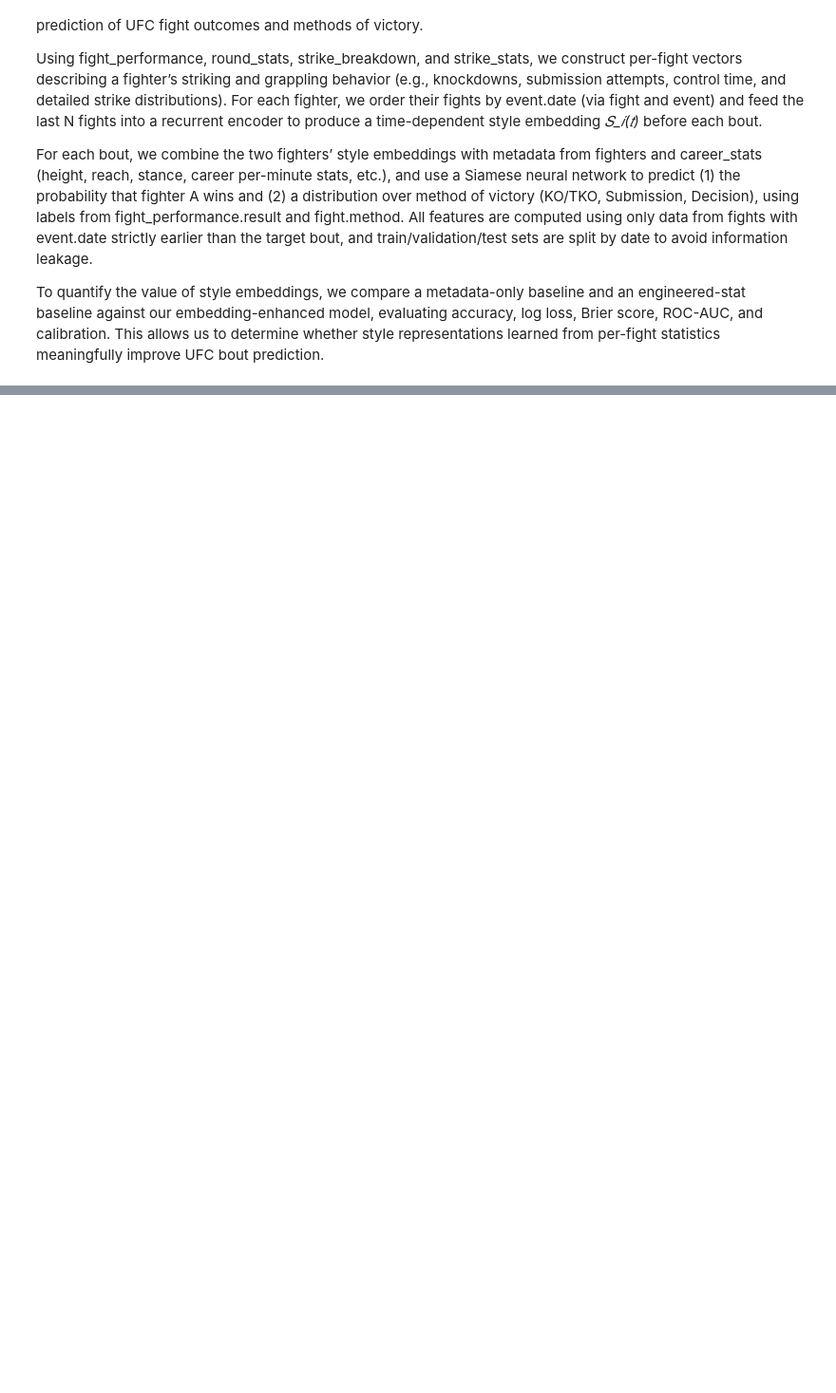
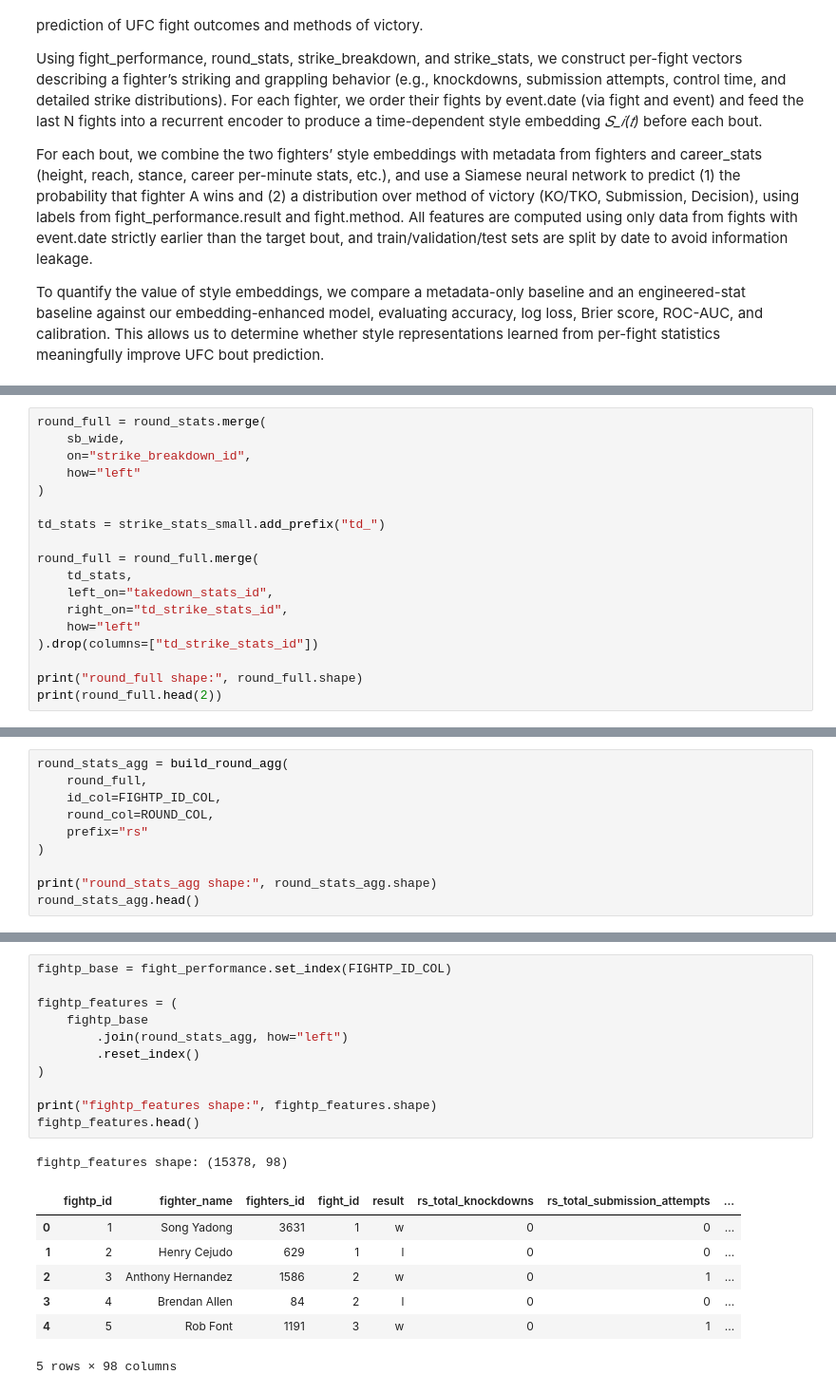
Before and after one commit to jibi21212/ml_final_project, a Jupyter notebook: final_project.ipynb, the cells around one changed output, grey strips where cells are left out. Shown: that part at 95% size. Cells and saved outputs as stored; diff of their text form; blank space fills up the shorter version.

```diff
--- a/final_project.ipynb
+++ b/final_project.ipynb
@@ -14,0 +145,18 @@ To quantify the value of style embeddings, we compare a metadata-only baseline a
+# %%
+round_full = round_stats.merge(
+    sb_wide,
+    on="strike_breakdown_id",
+    how="left"
+)
+
+td_stats = strike_stats_small.add_prefix("td_")
+
+round_full = round_full.merge(
+    td_stats,
+    left_on="takedown_stats_id",
+    right_on="td_strike_stats_id",
+    how="left"
+).drop(columns=["td_strike_stats_id"])
+
+print("round_full shape:", round_full.shape)
+print(round_full.head(2))
@@ -14,0 +225,10 @@ To quantify the value of style embeddings, we compare a metadata-only baseline a
+# %%
+round_stats_agg = build_round_agg(
+    round_full,
+    id_col=FIGHTP_ID_COL,
+    round_col=ROUND_COL,
+    prefix="rs"
+)
+
+print("round_stats_agg shape:", round_stats_agg.shape)
+round_stats_agg.head()
@@ -14,0 +245,20 @@ To quantify the value of style embeddings, we compare a metadata-only baseline a
+# %%
+fightp_base = fight_performance.set_index(FIGHTP_ID_COL)
+
+fightp_features = (
+    fightp_base
+        .join(round_stats_agg, how="left")
+        .reset_index()
+)
+
+print("fightp_features shape:", fightp_features.shape)
+fightp_features.head()
+# %% [output]
+fightp_features shape: (15378, 98)
+|  | fightp_id | fighter_name | fighters_id | fight_id | result | rs_total_knockdowns | rs_total_submission_attempts | ... |
+| 0 | 1 | Song Yadong | 3631 | 1 | w | 0 | 0 | ... |
+| 1 | 2 | Henry Cejudo | 629 | 1 | l | 0 | 0 | ... |
+| 2 | 3 | Anthony Hernandez | 1586 | 2 | w | 0 | 1 | ... |
+| 3 | 4 | Brendan Allen | 84 | 2 | l | 0 | 0 | ... |
+| 4 | 5 | Rob Font | 1191 | 3 | w | 0 | 1 | ... |
+5 rows × 98 columns
```
Also changed, not shown: parts of 36 cells of this notebook, 9 other files.
